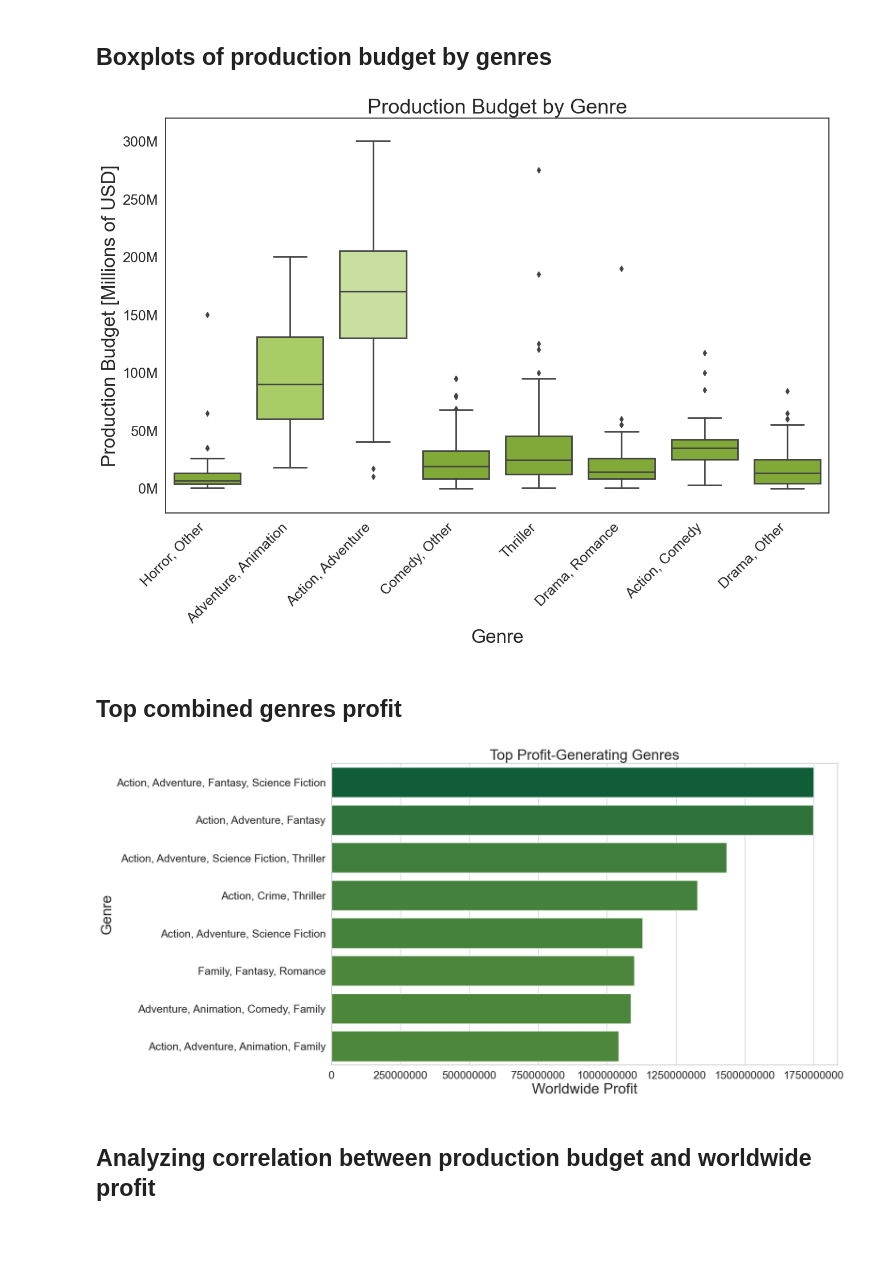
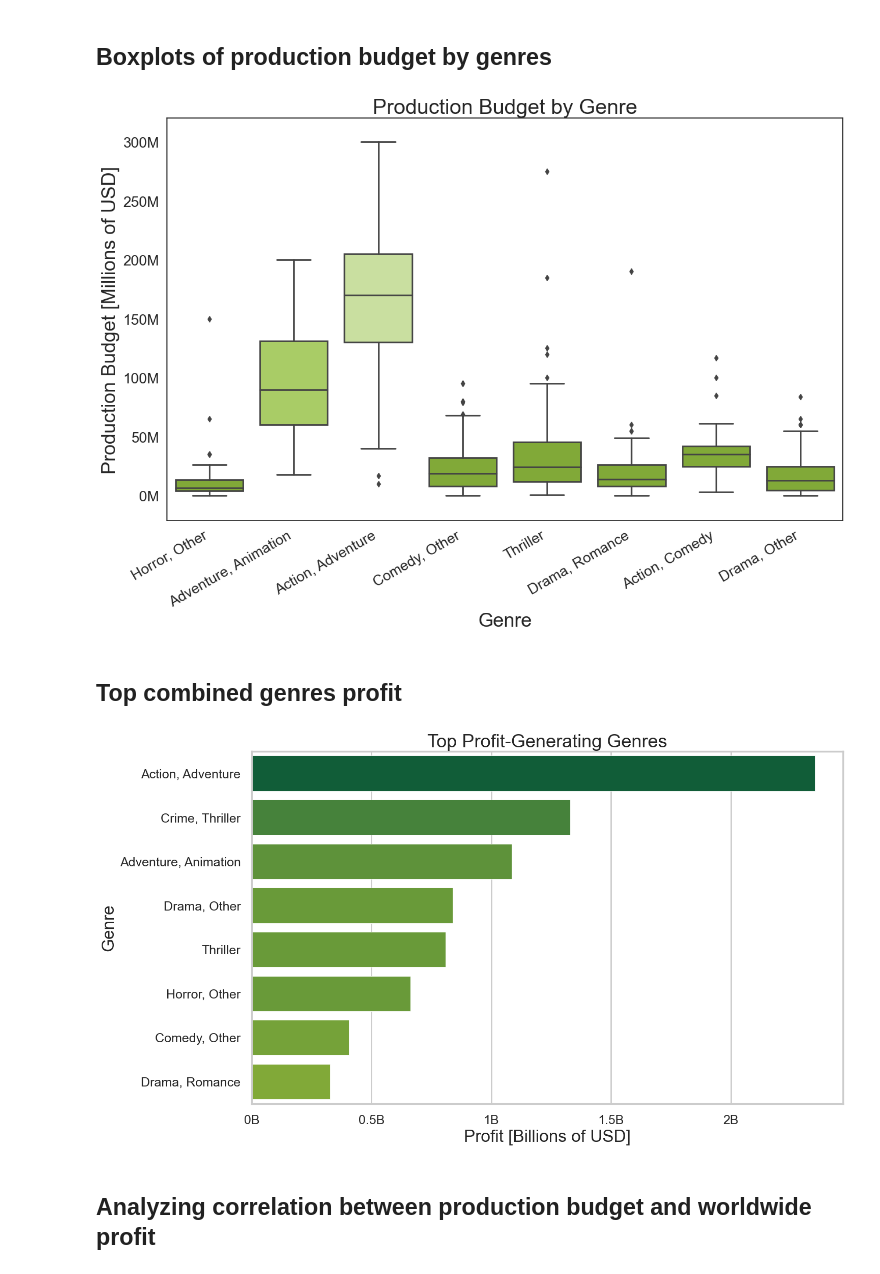
Before and after one commit to bkokin/semester_1_capstone, a Jupyter notebook: Capstone 1.ipynb, the cells around one changed output. Saved outputs shown, nothing was run; the diff lists cells and outputs as text; code cells hidden in the pictures; blank space fills up the shorter version.

Commit message:
Graph top profit by consolidated genre, tweak PB graph

```diff
--- a/Capstone 1.ipynb
+++ b/Capstone 1.ipynb
@@ -204,37 +205,41 @@ None
 # %%
 sns.set_theme(style="white")
 
 plt.figure(figsize=(15,9))
 color_map = {genre: '#aedd55' if genre == 'Adventure, Animation' else '#ccea95' if genre == 'Action, Adventure' else '#86BC25' for genre in median_genre.index[:-2]}
 sns.boxplot(data=at_least_10_in_genre, x='consolidated_genre', y='production_budget', order=median_genre.index[:-2], linewidth=2, palette=color_map)
 plt.title('Production Budget by Genre', fontsize=26)
 plt.ylabel('Production Budget [Millions of USD]', fontsize=24)
 plt.xlabel('Genre', fontsize=24)
 plt.ylim(top=320_000_000)
 plt.yticks(ticks=[0, 50_000_000, 100_000_000, 150_000_000, 200_000_000, 250_000_000, 300_000_000], labels=['0M', '50M', '100M', '150M', '200M', '250M', '300M'], fontsize=18)
-plt.xticks(rotation=45, horizontalalignment='right', fontsize=18)
+plt.xticks(rotation=30, horizontalalignment='right', fontsize=18)
 #plt.savefig('images/PB_distribution.svg', format='svg', bbox_inches='tight')
 
 sns.set_theme(style="whitegrid")
+sns.set_context('poster', rc={'patch.linewidth': 0.6})
 # %% [output]
-[figure, old version]
+[figure, new version]
 # %% [markdown]
 ## Top combined genres profit
 # %%
-budget_genre['worldwide profit'] = budget_genre['worldwide_gross'].fillna(0).astype('int64') - budget_genre['production_budget'].fillna(0).astype('int64')
-
-budget_genre_sorted = budget_genre.drop_duplicates(subset=['title']).sort_values('worldwide profit', ascending= False)
+# get the maximum profit movie from each genre
+max_profit_genre = at_least_10_in_genre.groupby('consolidated_genre')['profit'].max().sort_values(ascending=False)
+max_profit_genre_df = max_profit_genre.reset_index()
+max_profit_genre_df.columns = ['genre', 'profit']
 
 plt.figure(figsize=(15,9))
-sns.barplot(data = budget_genre_sorted.iloc[:12], y='genre', x='worldwide profit', errorbar=None, palette=colors_from_values(budget_genre_sorted['worldwide profit']));
-plt.title('Top Profit-Generating Genres', fontsize=24)
-plt.xticks(fontsize=18);
+sns.barplot(data=max_profit_genre_df.iloc[:8], y='genre', x='profit', palette=colors_from_values(max_profit_genre_df['profit']))#, errorbar=None);
+
+plt.title('Top Profit-Generating Genres', fontsize=26)
+plt.xticks(ticks=[0, 500_000_000, 1_000_000_000, 1_500_000_000, 2_000_000_000], labels=['0B', '0.5B', '1B', '1.5B', '2B'], fontsize=18);
 plt.yticks(fontsize=18);
-plt.xlabel('Worldwide Profit', fontsize=24);
+plt.xlabel('Profit [Billions of USD]', fontsize=24);
 plt.ylabel('Genre', fontsize=24);
-plt.ticklabel_format(style='plain', axis='x');
+plt.savefig('images/consolidated_genre_top_profit.svg', format='svg', bbox_inches='tight')
+None
 # %% [output]
-[figure, old version]
+[figure, new version]
 # %% [markdown]
 ## Analyzing correlation between production budget and worldwide profit
 # %%
```
Also changed, not shown: parts of 2 cells of this notebook, 2 other files.
